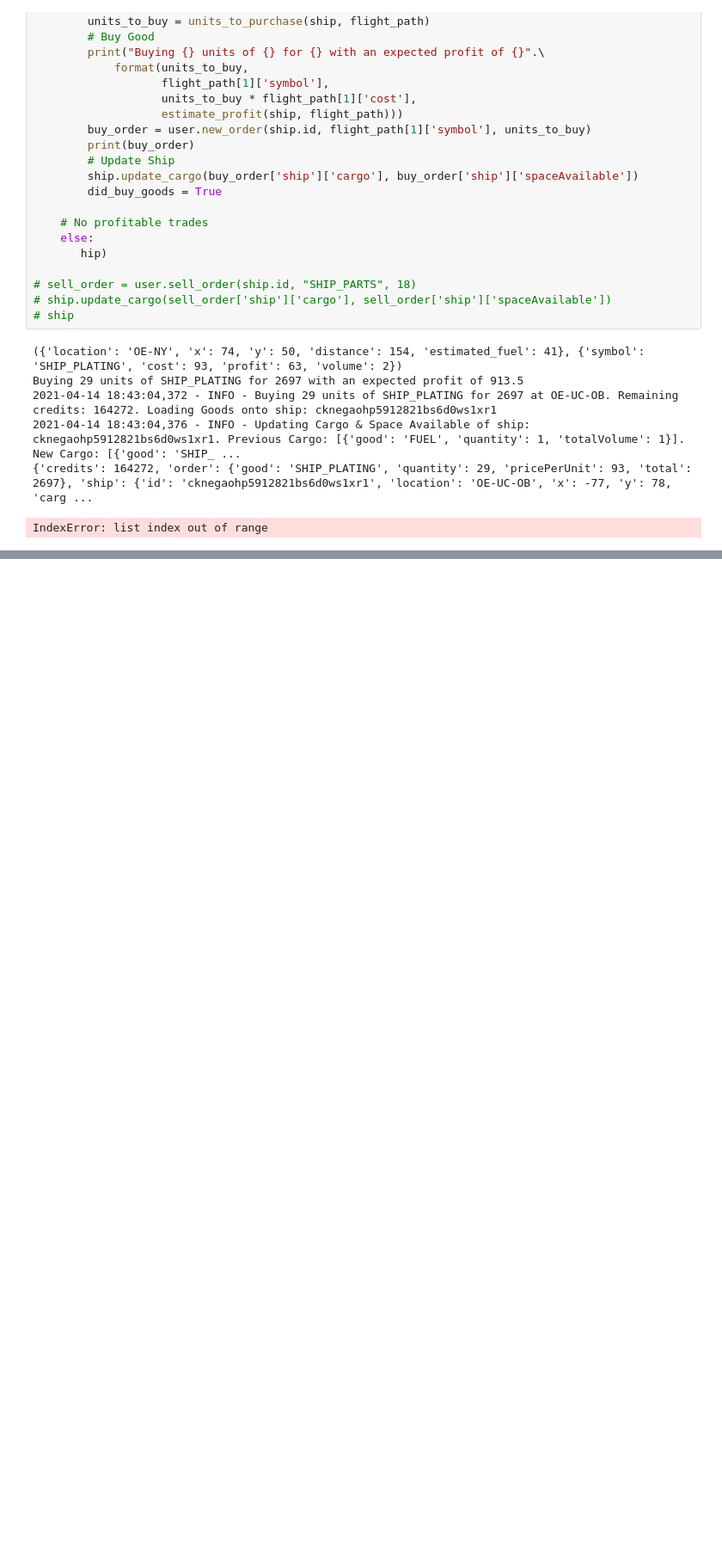
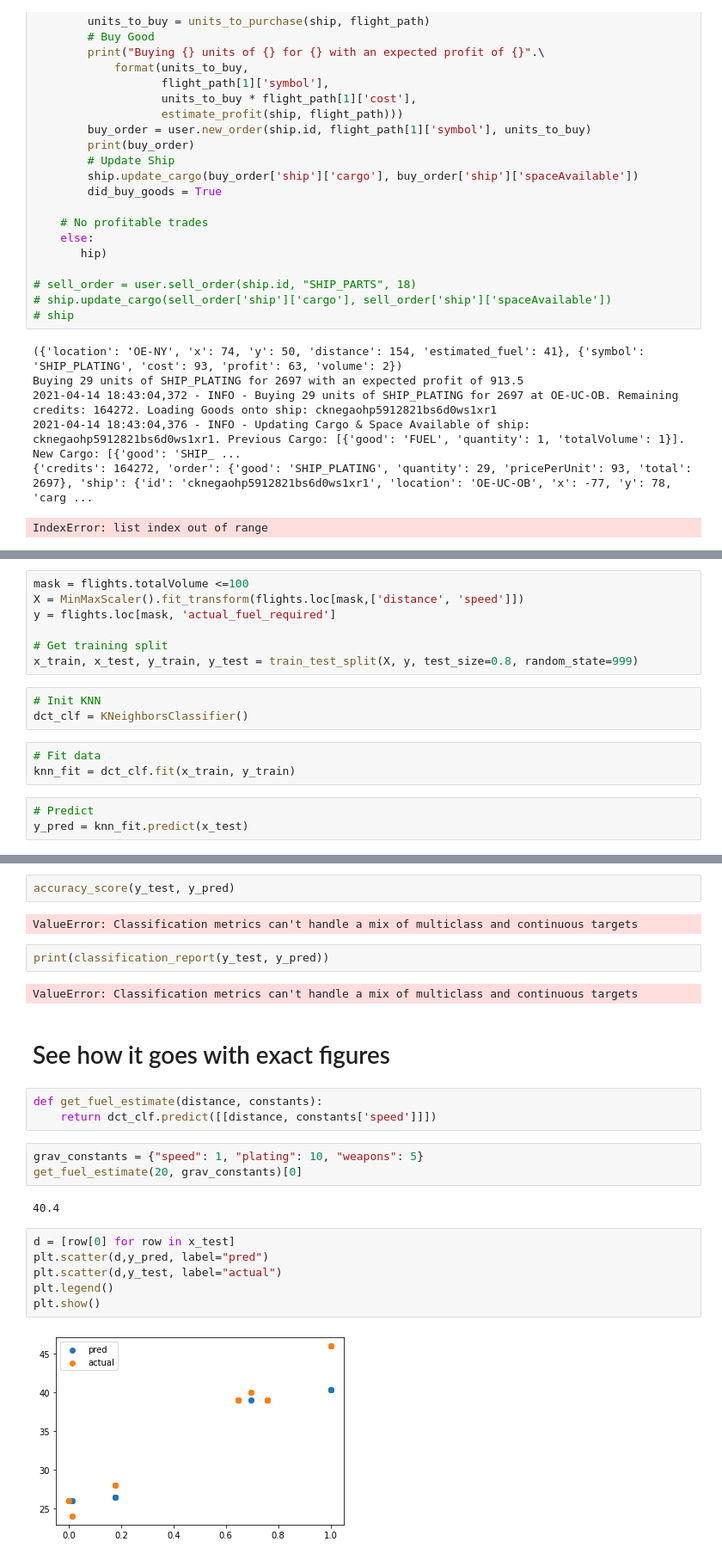
Before and after one commit to ZacHooper/spaceTraders, a Jupyter notebook: Untitled.ipynb, the cells around one changed output, grey strips where cells are left out. Shown at 86% size. Cells and saved outputs as stored; diff of their text form; blank space fills up the shorter version.

Commit message:
Compensate for Fuel and Price across OE system

```diff
--- a/Untitled.ipynb
+++ b/Untitled.ipynb
@@ -434,0 +459,16 @@ IndexError: list index out of range
+# %%
+mask = flights.totalVolume <=100
+X = MinMaxScaler().fit_transform(flights.loc[mask,['distance', 'speed']])
+y = flights.loc[mask, 'actual_fuel_required']
+
+# Get training split
+x_train, x_test, y_train, y_test = train_test_split(X, y, test_size=0.8, random_state=999)
+# %%
+# Init KNN
+dct_clf = KNeighborsClassifier()
+# %%
+# Fit data
+knn_fit = dct_clf.fit(x_train, y_train)
+# %%
+# Predict
+y_pred = knn_fit.predict(x_test)
@@ -434,0 +492,26 @@ IndexError: list index out of range
+# %%
+accuracy_score(y_test, y_pred)
+# %% [output]
+ValueError: Classification metrics can't handle a mix of multiclass and continuous targets
+# %%
+print(classification_report(y_test, y_pred))
+# %% [output]
+ValueError: Classification metrics can't handle a mix of multiclass and continuous targets
+# %% [markdown]
+# See how it goes with exact figures
+# %%
+def get_fuel_estimate(distance, constants):
+    return dct_clf.predict([[distance, constants['speed']]])
+# %%
+grav_constants = {"speed": 1, "plating": 10, "weapons": 5}
+get_fuel_estimate(20, grav_constants)[0]
+# %% [output]
+40.4
+# %%
+d = [row[0] for row in x_test]
+plt.scatter(d,y_pred, label="pred")
+plt.scatter(d,y_test, label="actual")
+plt.legend()
+plt.show()
+# %% [output]
+[figure, added]
```
Also changed, not shown: parts of 4 cells of this notebook, 8 other files.
